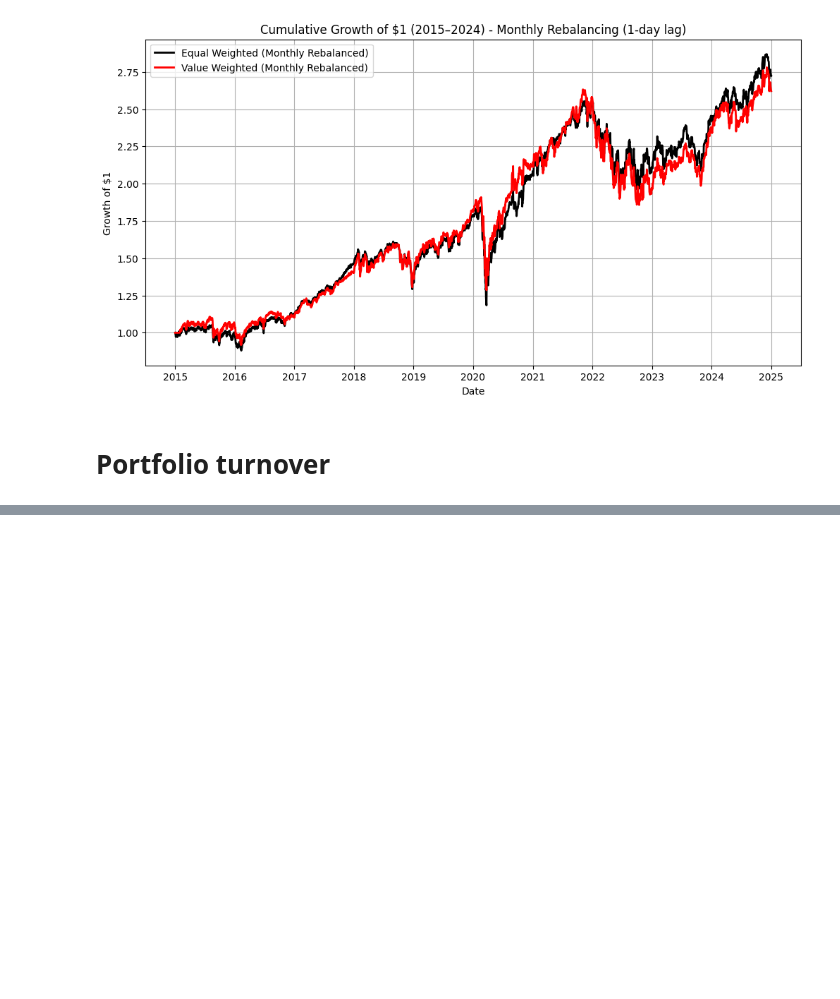
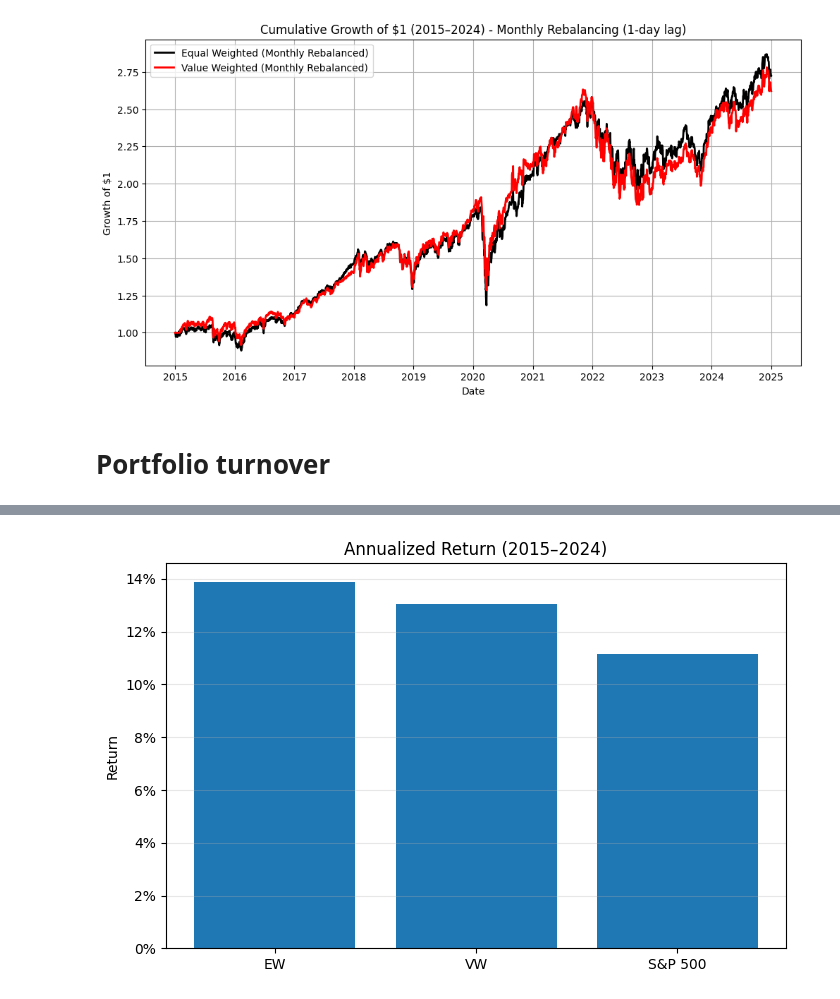
Before and after one commit to LucaFeltrin14/Quant_Proj1, a Jupyter notebook: sp500v2.ipynb, the cells around one changed output, grey strips where cells are left out. Cells and saved outputs as stored; diff of their text form; code cells hidden in the pictures; blank space fills up the shorter version.

```diff
--- a/sp500v2.ipynb
+++ b/sp500v2.ipynb
@@ -288,0 +501,82 @@ Average VW turnover (6M): 0.033561448149027236
+# %%
+import numpy as np
+import pandas as pd
+import matplotlib.pyplot as plt
+
+# ----- Compute SP500 summary stats (rf = 0) -----
+trading_days = 252
+spx_ann_ret = np.exp(sp500_log.mean() * trading_days) - 1
+spx_ann_vol = sp500_log.std() * np.sqrt(trading_days)
+spx_sharpe  = (spx_ann_ret - 0.0) / spx_ann_vol
+
+# ----- Build a summary table -----
+summary = pd.DataFrame({
+    "Annualized Return": {
+        "EW": ew_stats["Annualized Return"],
+        "VW": vw_stats["Annualized Return"],
+        "S&P 500": spx_ann_ret
+    },
+    "Annualized Volatility": {
+        "EW": ew_stats["Annualized Volatility"],
+        "VW": vw_stats["Annualized Volatility"],
+        "S&P 500": spx_ann_vol
+    },
+    "Sharpe Ratio": {
+        "EW": ew_stats["Sharpe Ratio"],
+        "VW": vw_stats["Sharpe Ratio"],
+        "S&P 500": spx_sharpe
+    },
+    # Info Ratio only makes sense vs. the benchmark; omit for SPX
+    "Information Ratio vs SPX": {
+        "EW": ew_stats.get("Information Ratio", np.nan),
+        "VW": vw_stats.get("Information Ratio", np.nan),
+        "S&P 500": np.nan
+    }
+})
+
+# Nice printout
+print("\nPortfolio Performance Summary (2015–2024):")
+display(summary.style.format({
+    "Annualized Return": "{:.2%}",
+    "Annualized Volatility": "{:.2%}",
+    "Sharpe Ratio": "{:.2f}",
+    "Information Ratio vs SPX": "{:.2f}"
+}))
+
+# ----- Plots (one metric per figure; clean & readable) -----
+
+# 1) Annualized Return
+plt.figure(figsize=(8,5))
+plt.bar(summary.index, summary["Annualized Return"])
+plt.title("Annualized Return (2015–2024)")
+plt.ylabel("Return")
+plt.gca().yaxis.set_major_formatter(plt.FuncFormatter(lambda y, _: f"{y:.0%}"))
+plt.grid(axis="y", alpha=0.3)
+plt.show()
+
+# 2) Annualized Volatility
+plt.figure(figsize=(8,5))
+plt.bar(summary.index, summary["Annualized Volatility"])
+plt.title("Annualized Volatility (2015–2024)")
+plt.ylabel("Volatility")
+plt.gca().yaxis.set_major_formatter(plt.FuncFormatter(lambda y, _: f"{y:.0%}"))
+plt.grid(axis="y", alpha=0.3)
+plt.show()
+
+# 3) Sharpe Ratio
+plt.figure(figsize=(8,5))
+plt.bar(summary.index, summary["Sharpe Ratio"])
+plt.title("Sharpe Ratio (2015–2024)")
+plt.ylabel("Sharpe")
+plt.grid(axis="y", alpha=0.3)
+plt.show()
+
+# 4) Information Ratio (only EW/VW)
+plt.figure(figsize=(8,5))
+ir_series = summary.loc[["EW", "VW"], "Information Ratio vs SPX"].astype(float)
+plt.bar(ir_series.index, ir_series.values)
+plt.title("Information Ratio vs S&P 500 (2015–2024)")
+plt.ylabel("Info Ratio")
+plt.grid(axis="y", alpha=0.3)
+plt.show()
+# %% [output]
@@ -288,0 +588 @@ Average VW turnover (6M): 0.033561448149027236
+[figure, added]
```
Also changed, not shown: parts of 15 cells of this notebook, 1 other file.
